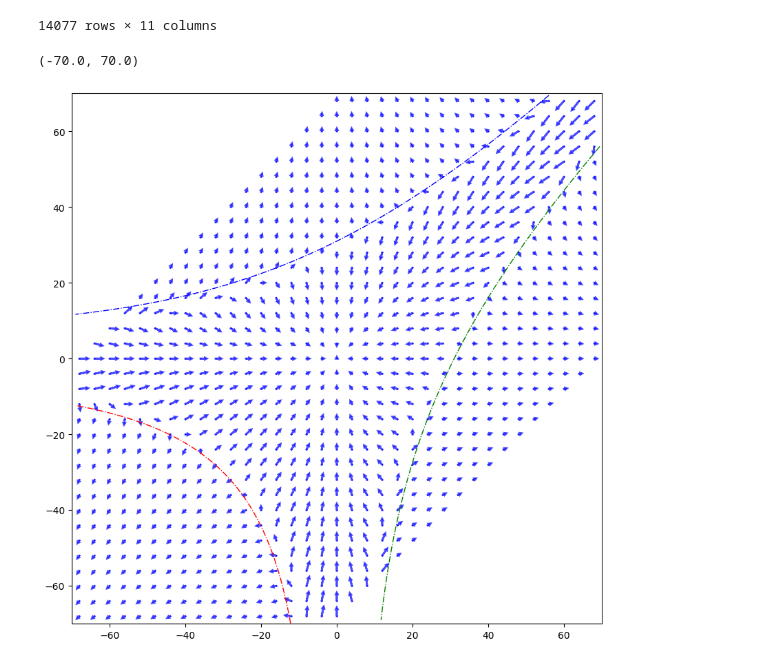
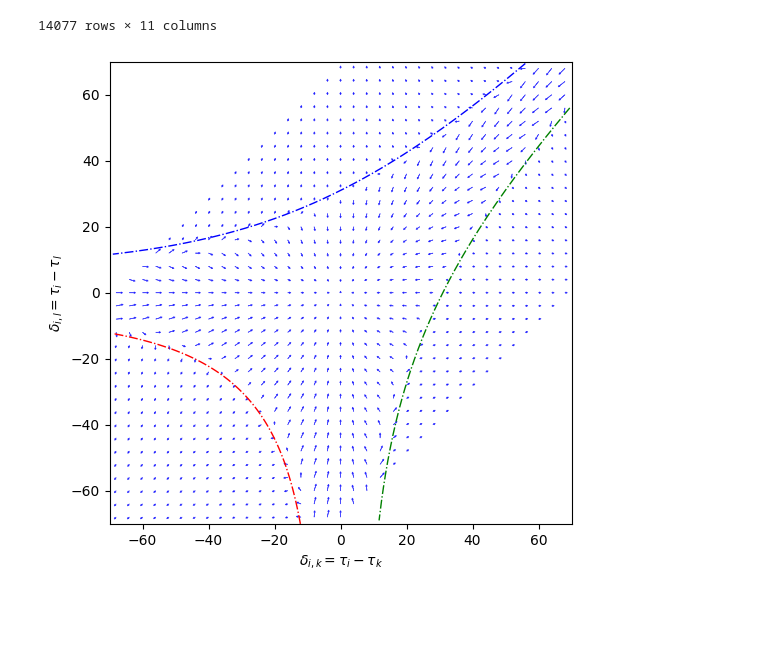
Before and after one commit to sadraheydari/SchumpeterCournotGE, a Jupyter notebook: experiments/3-firm-policy.ipynb, the cells around one changed output. Drawn from its saved outputs; the diff is of its cells as text; code cells hidden in the pictures; blank space fills up the shorter version.

```diff
--- a/experiments/3-firm-policy.ipynb
+++ b/experiments/3-firm-policy.ipynb
@@ -429,6 +429,7 @@ def eta(x, alpha = 5.0):
     return 0 if np.isnan(res) else res
 # %%
 policy_dict = {}
+state_space_2d = []
 
 for i in range(len(d_states)):
     for j in range(len(d_states)):
@@ -437,3 +438,4 @@ for i in range(len(d_states)):
         p_kl = p_grid[i, j]
         if not np.isnan(p_kl):
             policy_dict[(d_ik, d_il)] = p_kl
+            state_space_2d.append((d_ik, d_il))
@@ -582,7 +576,7 @@ print(eigenvalues)
  1.        +0.j 1.        +0.j]
 # %%
 # Extract the stationary distribution
-stationary_dist = np.real(eigenvectors[:, 0])
+stationary_dist = np.real(eigenvectors[:, 5])
 
 # Normalize
 stationary_dist = stationary_dist / stationary_dist.sum()
@@ -680,11 +764,19 @@ plt.savefig('../output/3-firm/python_plot/stationary_distribution_with_inset.pdf
 os.makedirs("../output/3-firm/frames", exist_ok=True)
 
 state = np.zeros((state_space_2d.shape[0], 1))
-state[idx_state_map[(0, 0)], 0] = 1
+
+state[idx_state_map[(0, 0)], 0] = 1  # Start at the state where all firms are at the same technology level
+state[idx_state_map[(-40, -40)], 0] = 0.5
+state[idx_state_map[(-20, 20)], 0] = 0.5
+state[idx_state_map[(20, -20)], 0] = 0.5
+
+state = state / state.sum()
 
 frame_paths = []
 
-for i in trange(751):
+skip_border = 10  # Skip the outermost 10 states for better visualization
+
+for i in trange(1051):
     state = P_sparse.T @ state
 
     if i % 10 == 0:
@@ -693,14 +785,19 @@ for i in trange(751):
         fig, ax = plt.subplots(figsize=(5, 5))
         ax.set_aspect('equal', adjustable='box')
 
-        contour = ax.contourf(X, Y, state_2d, levels=10, cmap='viridis')
+        contour = ax.contourf(
+            X[skip_border:-skip_border, skip_border:-skip_border],
+            Y[skip_border:-skip_border, skip_border:-skip_border],
+            state_2d[skip_border:-skip_border, skip_border:-skip_border],
+            levels=10, cmap='viridis'
+        )
 
         x_min, x_max = ax.get_xlim()
 
         # plot the boundary lines in the secondary column
-        ax.plot(bnd_3 * -1, d_states * -1, 'g-.', linewidth=1)
-        ax.plot(d_states * -1, bnd_2 * -1, 'b-.', linewidth=1)
-        ax.plot(bnd_1[:, 0] + 1, bnd_1[:, 1] + 1, 'r-.', linewidth=1)
+        # ax.plot(bnd_3 * -1, d_states * -1, 'g-.', linewidth=1)
+        # ax.plot(d_states * -1, bnd_2 * -1, 'b-.', linewidth=1)
+        # ax.plot(bnd_1[:, 0] + 1, bnd_1[:, 1] + 1, 'r-.', linewidth=1)
 
         ax.set_xlim(-x_max, x_max)
         ax.set_ylim(-x_max, x_max)
@@ -996,31 +1093,35 @@ df
 | 14419 | 68 | 68 | -0.184925 | -0.184925 | 0.015070 | 9.071765e-03 | 0.193996 | 0.193996 | ... |
 14077 rows × 11 columns
 # %%
-plt.figure(figsize=(10, 10))
+plt.figure(figsize=(6, 6))
 plt.gca().set_aspect('equal', adjustable='box')
 
 # Plot boundary lines
 plt.plot(bnd_3 * -1, d_states * -1, 'g-.', linewidth=1)
 plt.plot(d_states * -1, bnd_2 * -1, 'b-.', linewidth=1)
 plt.plot(bnd_1[:, 0] + 1, bnd_1[:, 1] + 1, 'r-.', linewidth=1)
 
 skip_count = 4
-scale_factor = 10
+scale_factor = 8
 
 max_exp = max(np.sqrt(df['exp_delta_ik']**2 + df['exp_delta_il']**2))
 
 for i, row in tqdm(enumerate(row_list), total=len(row_list)):
     if row['delta_ik'] % skip_count != 0 or row['delta_il'] % skip_count != 0:
         continue
-    plt.plot(row['delta_ik'], row['delta_il'], 'b.', markersize=1)
+    # plt.plot(row['delta_ik'], row['delta_il'], 'b.', markersize=1)
     scaler = max(2.0, np.sqrt(row['exp_delta_ik']**2 + row['exp_delta_il']**2) / max_exp)
     plt.arrow(row['delta_ik'], row['delta_il'], row['exp_delta_ik']*scale_factor, row['exp_delta_il']*scale_factor,
               head_width=0.5, head_length=0.5, fc='blue', ec='blue', alpha=0.7,
-              linewidth= scaler
+              linewidth= 0.5
     )
 
 plt.xlim(-70, 70)
 plt.ylim(-70, 70)
+
+plt.xlabel(r'$\delta_{i,k} = \tau_i - \tau_k$')
+plt.ylabel(r'$\delta_{i,l} = \tau_i - \tau_l$')
+
+plt.savefig("../output/3-firm/python_plot/expected_innovation_direction_by_relative_state_diagonal_n3.pdf", bbox_inches='tight')
 # %% [output]
-(-70.0, 70.0)
-[figure, old version]
+[figure, new version]
```
Also changed, not shown: parts of 10 cells of this notebook.
